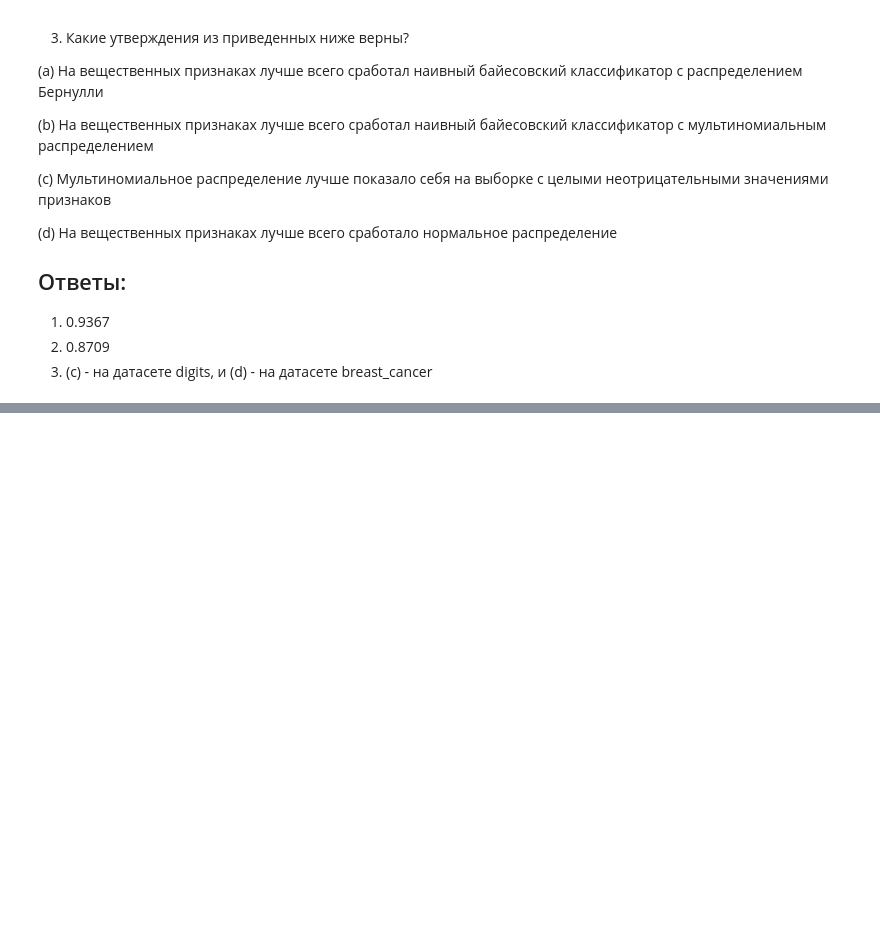
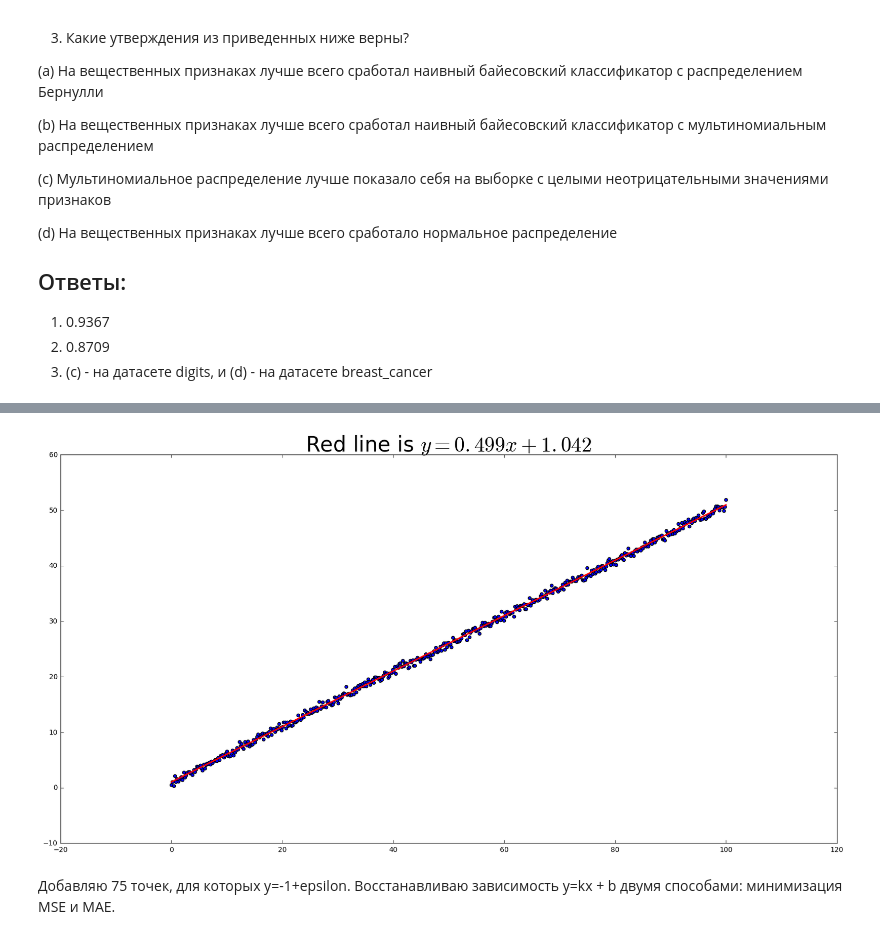
Before and after one commit to akarazeev/ML-6-7sem-MIPT-2017, a Jupyter notebook: hw1/hw1.ipynb, the cells around one changed output, grey strips where cells are left out. Drawn from its saved outputs; the diff is of its cells as text; code cells hidden in the pictures; blank space fills up the shorter version.

```diff
--- a/hw1/hw1.ipynb
+++ b/hw1/hw1.ipynb
@@ -228,0 +269,10 @@ for dataset *breast_cancer* accuracy is 0.9367 (GaussianNB)
+# %%
+plt.figure(figsize=(20,10))
+plt.scatter(x,y)
+plt.plot(x, b + (x * k), linewidth=2, c='r')
+plt.title('Red line is $y = {:.3f} x + {:.3f}$'.format(k, b), fontsize=30)
+plt.show()
+# %% [output]
+[figure, added]
+# %% [markdown]
+Добавляю 75 точек, для которых y=-1+epsilon. Восстанавливаю зависимость y=kx + b двумя способами: минимизация MSE и MAE.
```
Also changed, not shown: parts of 19 cells of this notebook.
